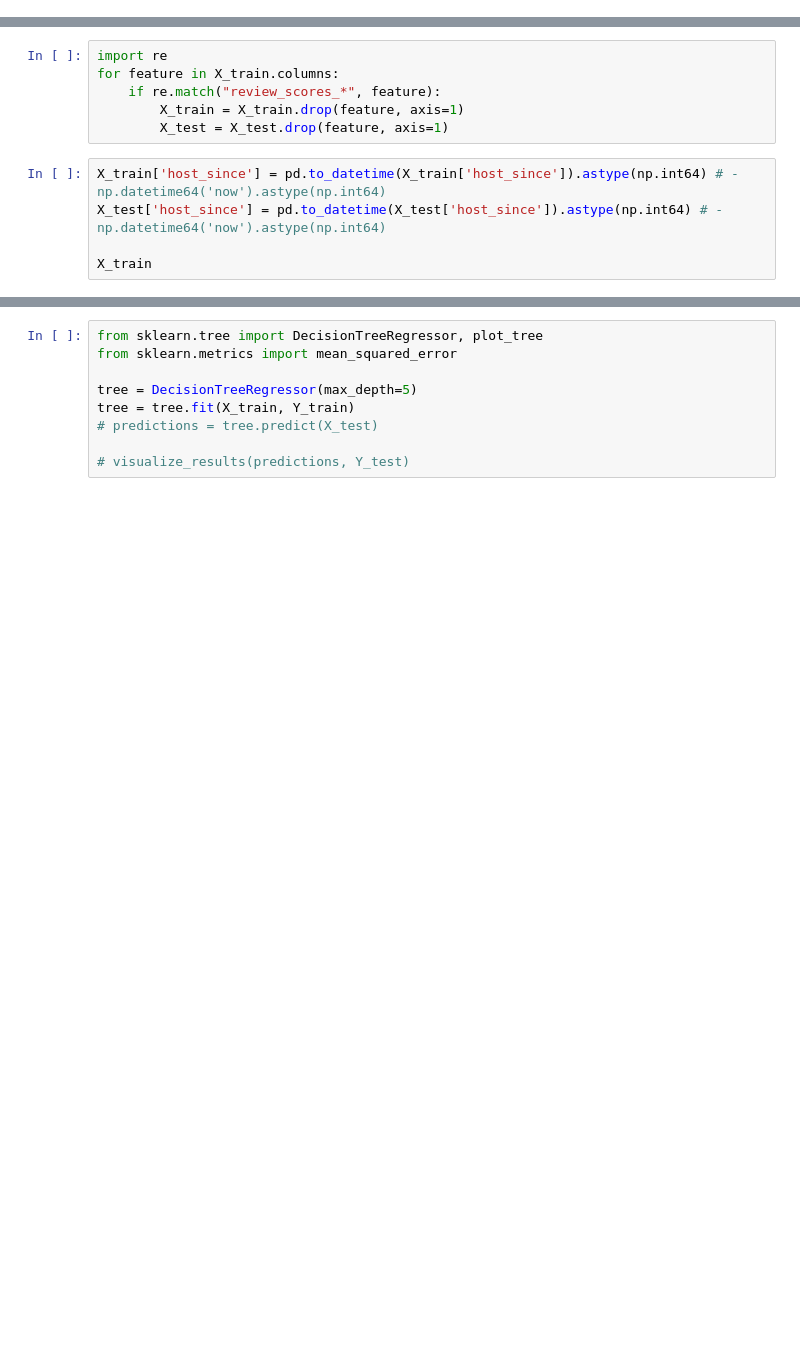
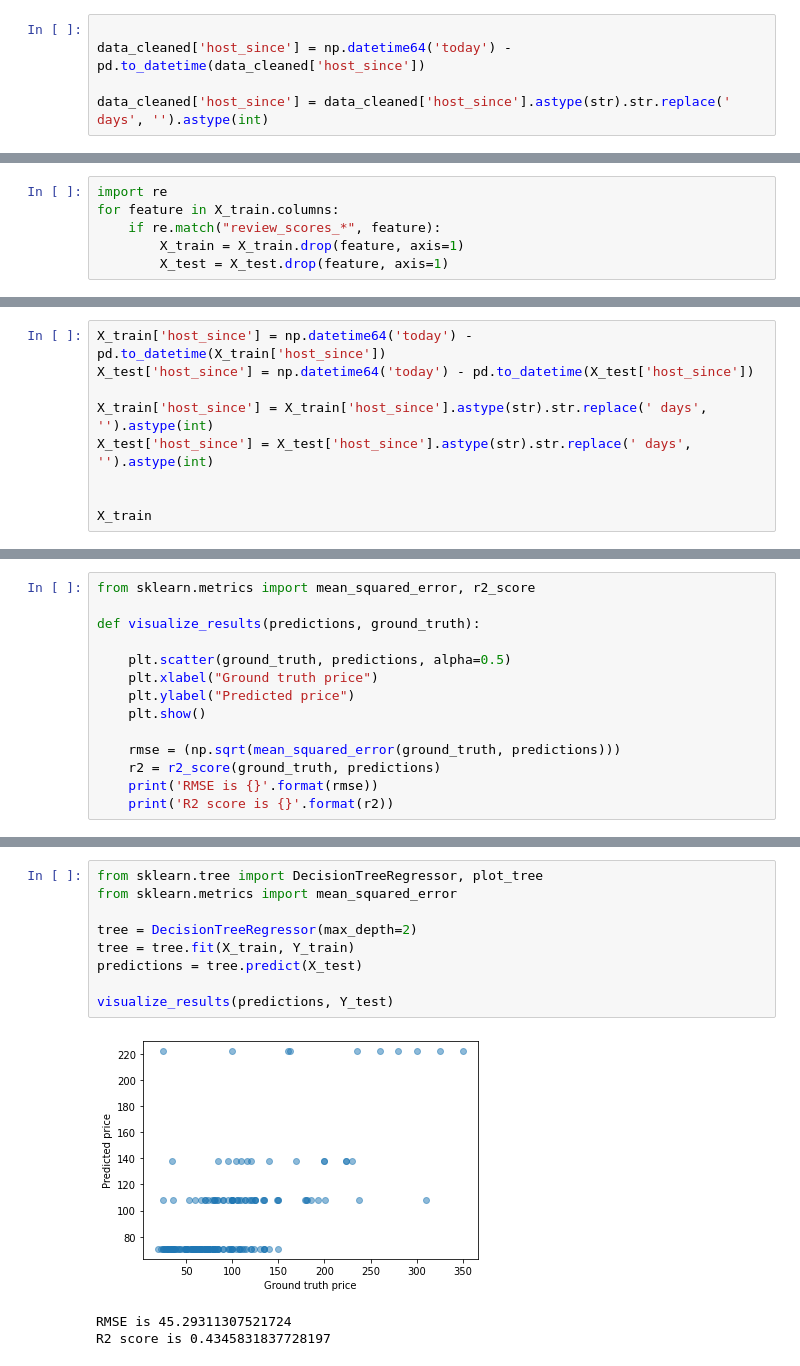
Before and after one commit to tibovdc/ProjectML, a Jupyter notebook: Sprint1.ipynb, the cells around one changed output, grey strips where cells are left out. Saved outputs shown, nothing was run; the diff lists cells and outputs as text; blank space fills up the shorter version.

Commit message:
tree volledig, host_since aangepast naar dagen

```diff
--- a/Sprint1.ipynb
+++ b/Sprint1.ipynb
@@ -71,6 +71,11 @@ See the caveats in the documentation: https://pandas.pydata.org/pandas-docs/stab
 | 841 | 49136989 | https://www.airbnb.com/rooms/4913... | 20210716195504 | 2021-07-16 | Boatie's * Bed bad boot | Aye!<br />Langs de oever van de S... | De woonboot ligt op de groene Sch... | ... |
 | 918 | 51022259 | https://www.airbnb.com/rooms/5102... | 20210716195504 | 2021-07-16 | Full apartment near Sint Pieters ... | This is a 2 bedroom apartment. Gu... | Apartment is located in neighborh... | ... |
 923 rows × 74 columns
+# %%
+
+data_cleaned['host_since'] = np.datetime64('today') - pd.to_datetime(data_cleaned['host_since'])
+
+data_cleaned['host_since'] = data_cleaned['host_since'].astype(str).str.replace(' days', '').astype(int)
 # %%
 # Because of the shift, the types of some values isn't right anymore
 
@@ -343,8 +348,3 @@ for feature in X_train.columns:
     if re.match("review_scores_*", feature):
         X_train = X_train.drop(feature, axis=1)
         X_test = X_test.drop(feature, axis=1)
-# %%
-X_train['host_since'] = pd.to_datetime(X_train['host_since']).astype(np.int64) # - np.datetime64('now').astype(np.int64)
-X_test['host_since'] = pd.to_datetime(X_test['host_since']).astype(np.int64) # - np.datetime64('now').astype(np.int64)
-
-X_train
@@ -364,0 +351,9 @@ X_train
+# %%
+X_train['host_since'] = np.datetime64('today') - pd.to_datetime(X_train['host_since'])
+X_test['host_since'] = np.datetime64('today') - pd.to_datetime(X_test['host_since'])
+
+X_train['host_since'] = X_train['host_since'].astype(str).str.replace(' days', '').astype(int)
+X_test['host_since'] = X_test['host_since'].astype(str).str.replace(' days', '').astype(int)
+
+
+X_train
@@ -364,0 +374,14 @@ X_train
+# %%
+from sklearn.metrics import mean_squared_error, r2_score
+
+def visualize_results(predictions, ground_truth):
+
+    plt.scatter(ground_truth, predictions, alpha=0.5)
+    plt.xlabel("Ground truth price")
+    plt.ylabel("Predicted price")
+    plt.show()
+
+    rmse = (np.sqrt(mean_squared_error(ground_truth, predictions)))
+    r2 = r2_score(ground_truth, predictions)
+    print('RMSE is {}'.format(rmse))
+    print('R2 score is {}'.format(r2))
@@ -365,10 +408,14 @@ X_train
 # %%
 from sklearn.tree import DecisionTreeRegressor, plot_tree
 from sklearn.metrics import mean_squared_error
 
-tree = DecisionTreeRegressor(max_depth=5)
+tree = DecisionTreeRegressor(max_depth=2)
 tree = tree.fit(X_train, Y_train)
-# predictions = tree.predict(X_test)
+predictions = tree.predict(X_test)
 
-# visualize_results(predictions, Y_test)
+visualize_results(predictions, Y_test)
+# %% [output]
+[figure, added]
+RMSE is 45.29311307521724
+R2 score is 0.4345831837728197
 # %%
```
Also changed, not shown: parts of 7 cells of this notebook.
